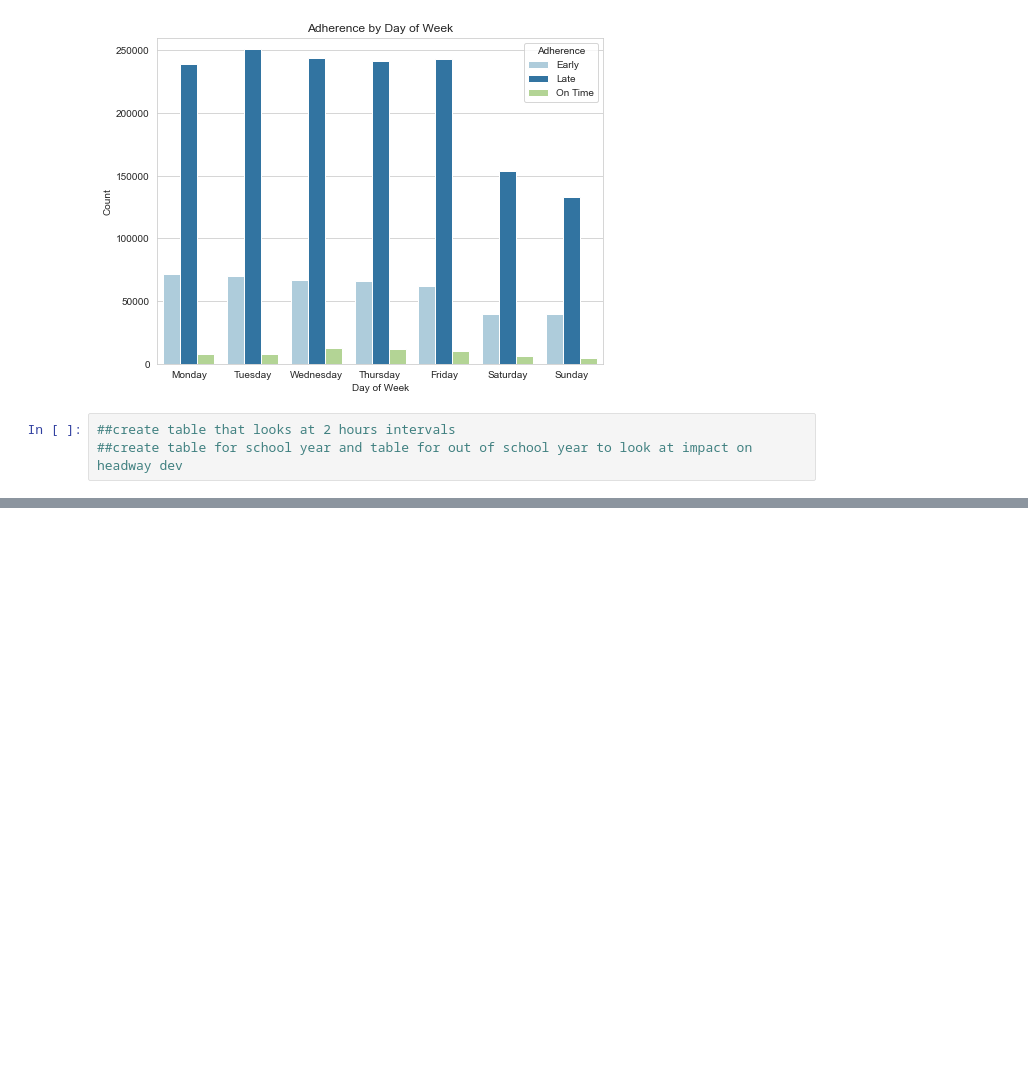
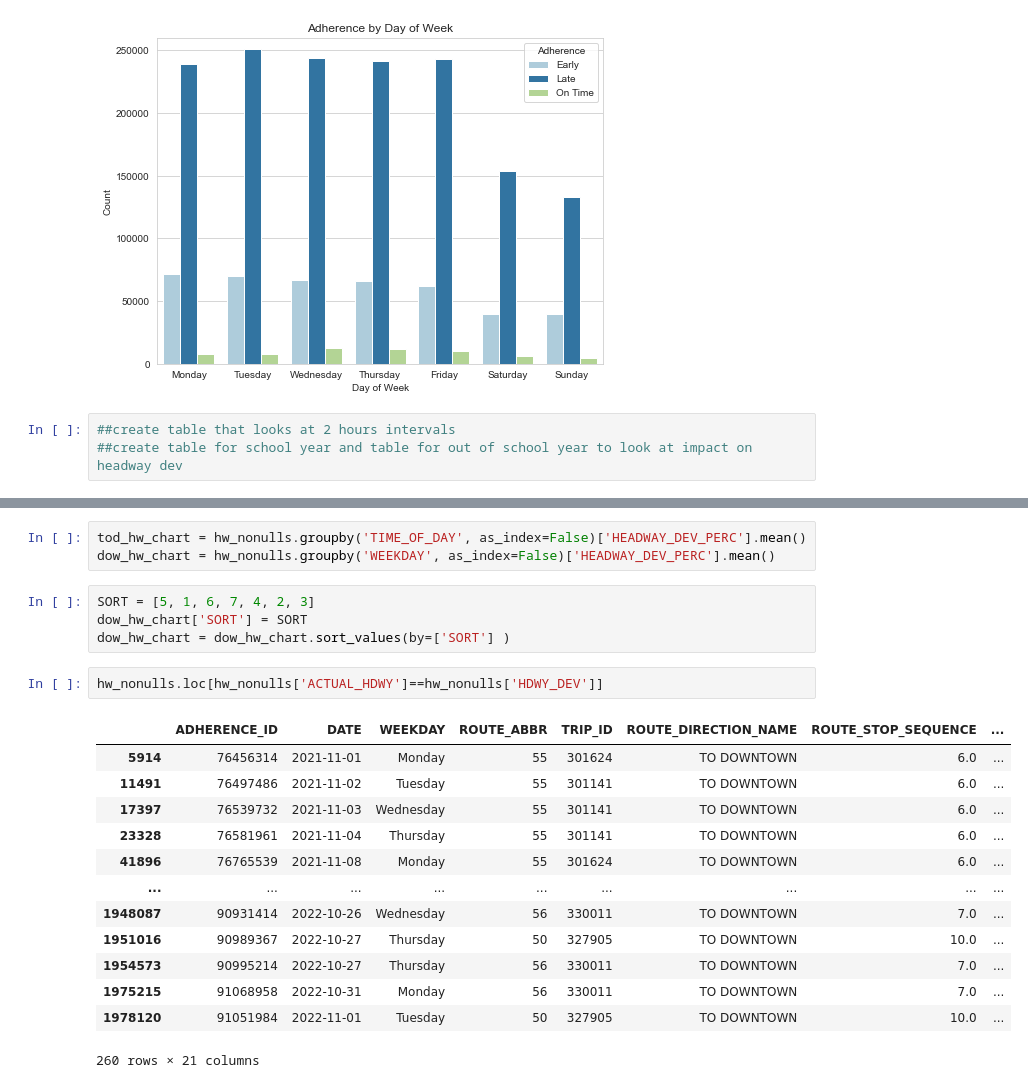
Before and after one commit to NSS-Data-Analytics-Cohort-7/wego-python-bit-my_finger, a Jupyter notebook: notebook/wego-project.ipynb, the cells around one changed output, grey strips where cells are left out. Drawn from its saved outputs; the diff is of its cells as text; blank space fills up the shorter version.

```diff
--- a/notebook/wego-project.ipynb
+++ b/notebook/wego-project.ipynb
@@ -900,0 +833,23 @@ plt.show()
+# %%
+tod_hw_chart = hw_nonulls.groupby('TIME_OF_DAY', as_index=False)['HEADWAY_DEV_PERC'].mean()
+dow_hw_chart = hw_nonulls.groupby('WEEKDAY', as_index=False)['HEADWAY_DEV_PERC'].mean()
+# %%
+SORT = [5, 1, 6, 7, 4, 2, 3]
+dow_hw_chart['SORT'] = SORT
+dow_hw_chart = dow_hw_chart.sort_values(by=['SORT'] )
+# %%
+hw_nonulls.loc[hw_nonulls['ACTUAL_HDWY']==hw_nonulls['HDWY_DEV']]
+# %% [output]
+|  | ADHERENCE_ID | DATE | WEEKDAY | ROUTE_ABBR | TRIP_ID | ROUTE_DIRECTION_NAME | ROUTE_STOP_SEQUENCE | ... |
+| 5914 | 76456314 | 2021-11-01 | Monday | 55 | 301624 | TO DOWNTOWN | 6.0 | ... |
+| 11491 | 76497486 | 2021-11-02 | Tuesday | 55 | 301141 | TO DOWNTOWN | 6.0 | ... |
+| 17397 | 76539732 | 2021-11-03 | Wednesday | 55 | 301141 | TO DOWNTOWN | 6.0 | ... |
+| 23328 | 76581961 | 2021-11-04 | Thursday | 55 | 301141 | TO DOWNTOWN | 6.0 | ... |
+| 41896 | 76765539 | 2021-11-08 | Monday | 55 | 301624 | TO DOWNTOWN | 6.0 | ... |
+| ... | ... | ... | ... | ... | ... | ... | ... | ... |
+| 1948087 | 90931414 | 2022-10-26 | Wednesday | 56 | 330011 | TO DOWNTOWN | 7.0 | ... |
+| 1951016 | 90989367 | 2022-10-27 | Thursday | 50 | 327905 | TO DOWNTOWN | 10.0 | ... |
+| 1954573 | 90995214 | 2022-10-27 | Thursday | 56 | 330011 | TO DOWNTOWN | 7.0 | ... |
+| 1975215 | 91068958 | 2022-10-31 | Monday | 56 | 330011 | TO DOWNTOWN | 7.0 | ... |
+| 1978120 | 91051984 | 2022-11-01 | Tuesday | 50 | 327905 | TO DOWNTOWN | 10.0 | ... |
+260 rows × 21 columns
```
Also changed, not shown: parts of 45 cells of this notebook.
